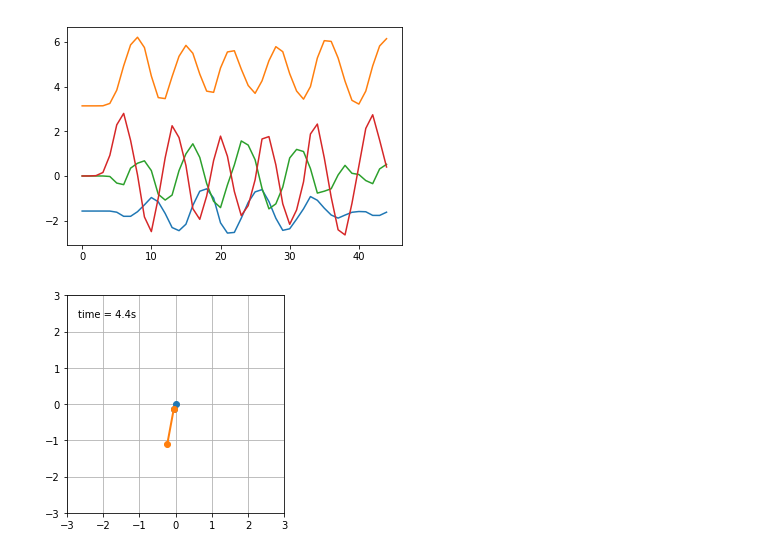
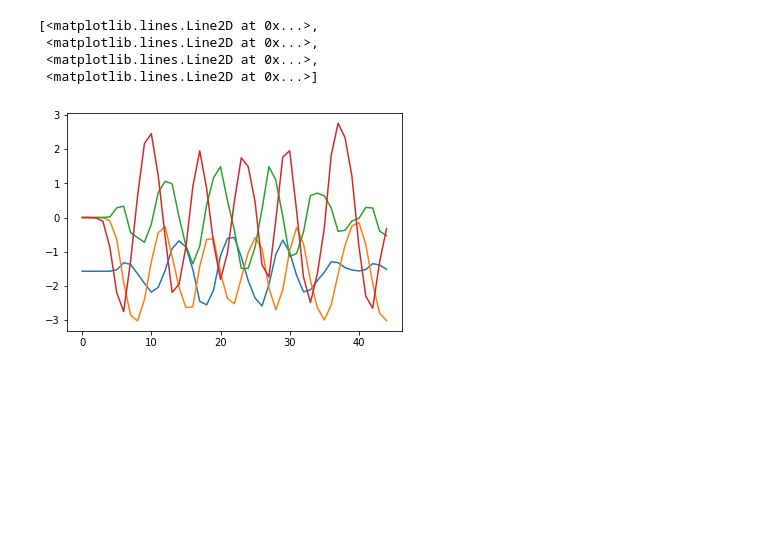
Before and after one commit to mmolnar0/sgillen_research, a Jupyter notebook: pendubot/pendubot.ipynb, the cells around one changed output. Saved outputs shown, nothing was run; the diff lists cells and outputs as text; code cells hidden in the pictures; blank space fills up the shorter version.

```diff
--- a/pendubot/pendubot.ipynb
+++ b/pendubot/pendubot.ipynb
@@ -158,7 +159,7 @@ rad = np.pi / 180
 #y = np.zeros((num_t, num_states, num_trials))
 
 th1 = -pi/2
-th2 = pi
+th2 = 0.0
 dth1 = 0.0
 dth2 = 0.0
 
@@ -170,6 +171,6 @@ sol = integrate.solve_ivp(derivs, t, state)
 plt.plot(sol.y.T)
 
 
-ani = animate_pend(sol.y.T)
-HTML(ani.to_jshtml())
+#ani = animate_pend(sol.y.T)
+#HTML(ani.to_jshtml())
 # %% [output]
@@ -177,5 +177,8 @@ HTML(ani.to_jshtml())
+[<matplotlib.lines.Line2D at 0x...>,
+ <matplotlib.lines.Line2D at 0x...>,
+ <matplotlib.lines.Line2D at 0x...>,
+ <matplotlib.lines.Line2D at 0x...>]
-[figure, old version]
+[figure, new version]
-[figure, removed]
 # %%
 num_trials = 1
 num_states = 4
```
Also changed, not shown: parts of 2 cells of this notebook, 2 other files.
